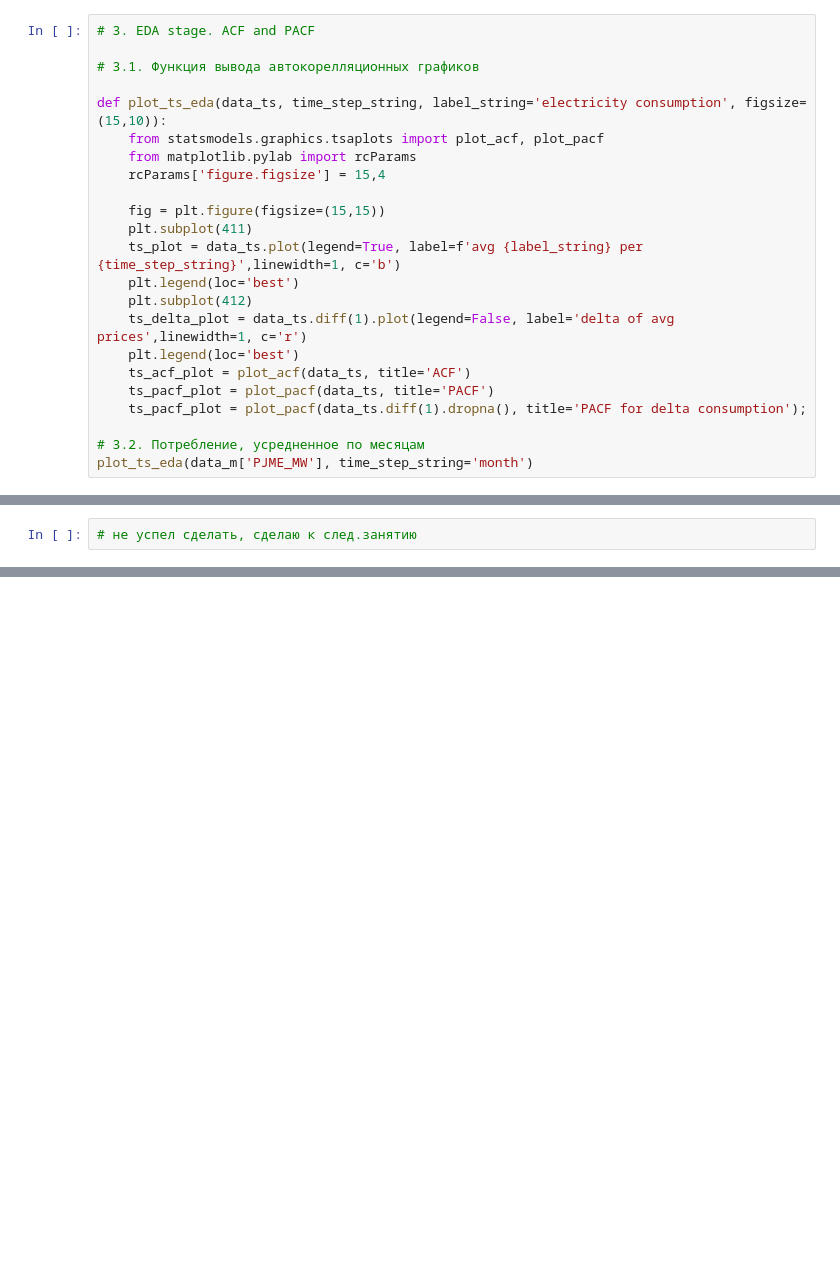
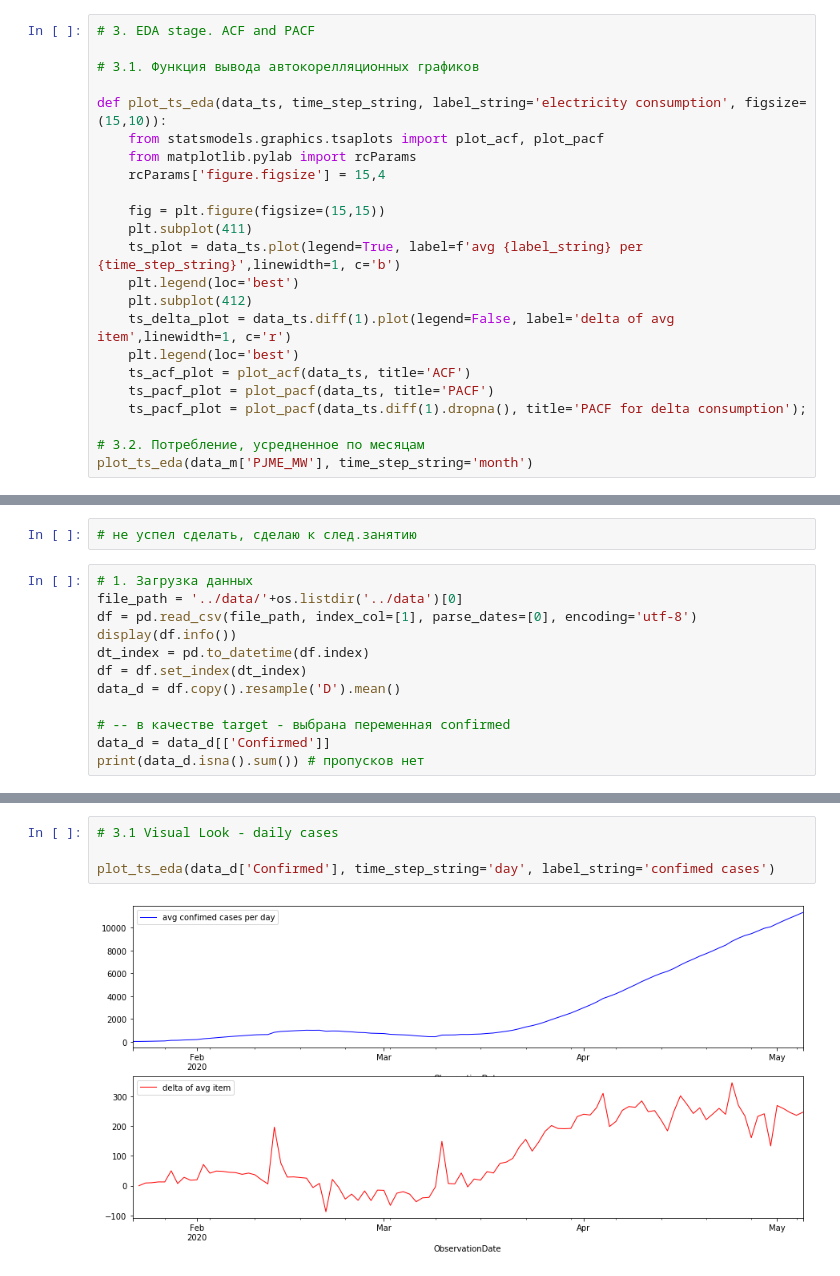
Before and after one commit to NuranKZ/GB-MLB, a Jupyter notebook: hw_3.ipynb, the cells around one changed output, grey strips where cells are left out. Cells and saved outputs as stored; diff of their text form; blank space fills up the shorter version.

```diff
--- a/hw_3.ipynb
+++ b/hw_3.ipynb
@@ -135,7 +135,7 @@ def plot_ts_eda(data_ts, time_step_string, label_string='electricity consumption
     ts_plot = data_ts.plot(legend=True, label=f'avg {label_string} per {time_step_string}',linewidth=1, c='b')
     plt.legend(loc='best')
     plt.subplot(412)
-    ts_delta_plot = data_ts.diff(1).plot(legend=False, label='delta of avg prices',linewidth=1, c='r')
+    ts_delta_plot = data_ts.diff(1).plot(legend=False, label='delta of avg item',linewidth=1, c='r')
     plt.legend(loc='best')
     ts_acf_plot = plot_acf(data_ts, title='ACF')
     ts_pacf_plot = plot_pacf(data_ts, title='PACF')
@@ -335,3 +335,15 @@ r2 for forecasted 132 days: 61.71% with dynamic = False
 ### COVID-19
 # %%
 # не успел сделать, сделаю к след.занятию
+# %%
+# 1. Загрузка данных
+file_path = '../data/'+os.listdir('../data')[0]
+df = pd.read_csv(file_path, index_col=[1], parse_dates=[0], encoding='utf-8')
+display(df.info())
+dt_index = pd.to_datetime(df.index)
+df = df.set_index(dt_index)
+data_d = df.copy().resample('D').mean()
+
+# -- в качестве target - выбрана переменная confirmed
+data_d = data_d[['Confirmed']]
+print(data_d.isna().sum()) # пропусков нет
@@ -337,0 +366,6 @@ r2 for forecasted 132 days: 61.71% with dynamic = False
+# %%
+# 3.1 Visual Look - daily cases
+
+plot_ts_eda(data_d['Confirmed'], time_step_string='day', label_string='confimed cases')
+# %% [output]
+[figure, added]
```
Also changed, not shown: parts of 10 cells of this notebook.
